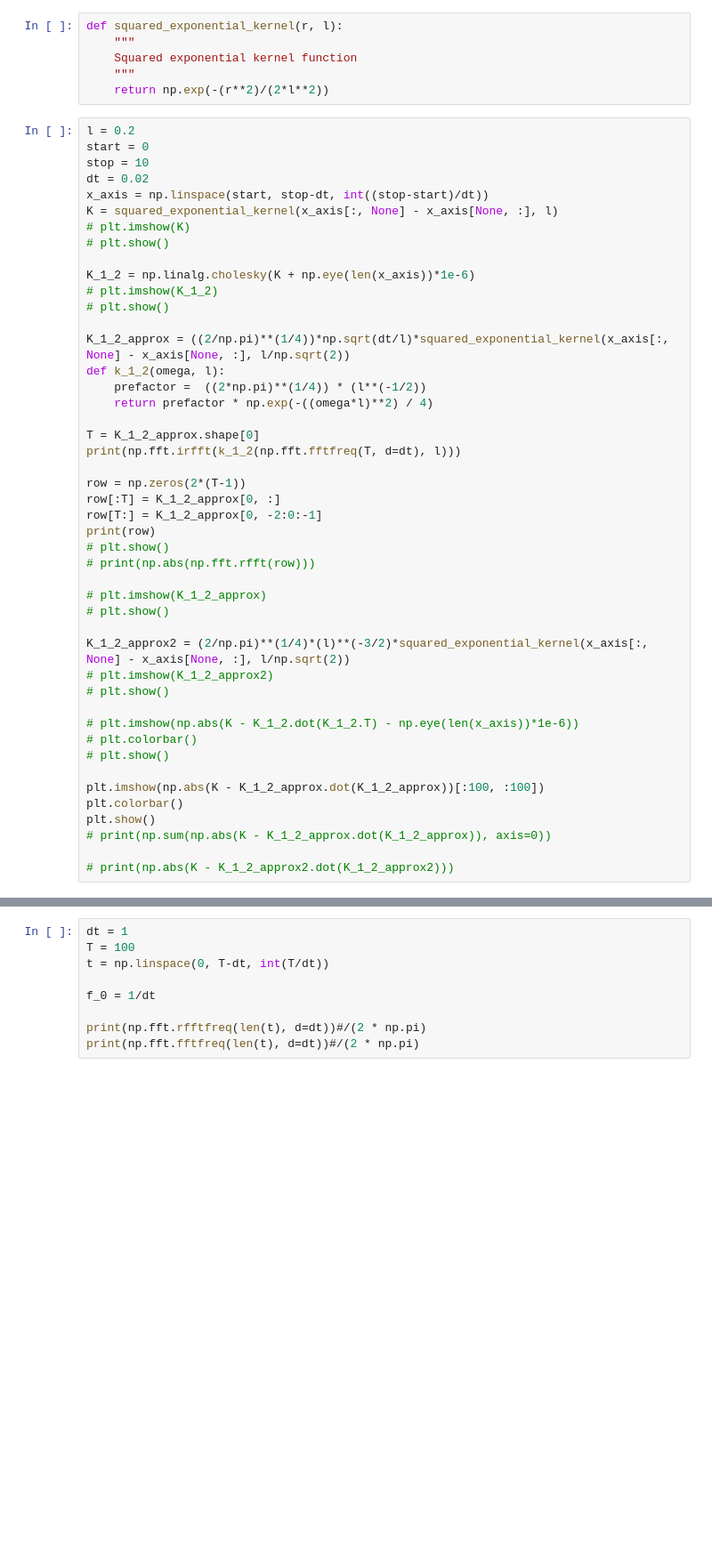
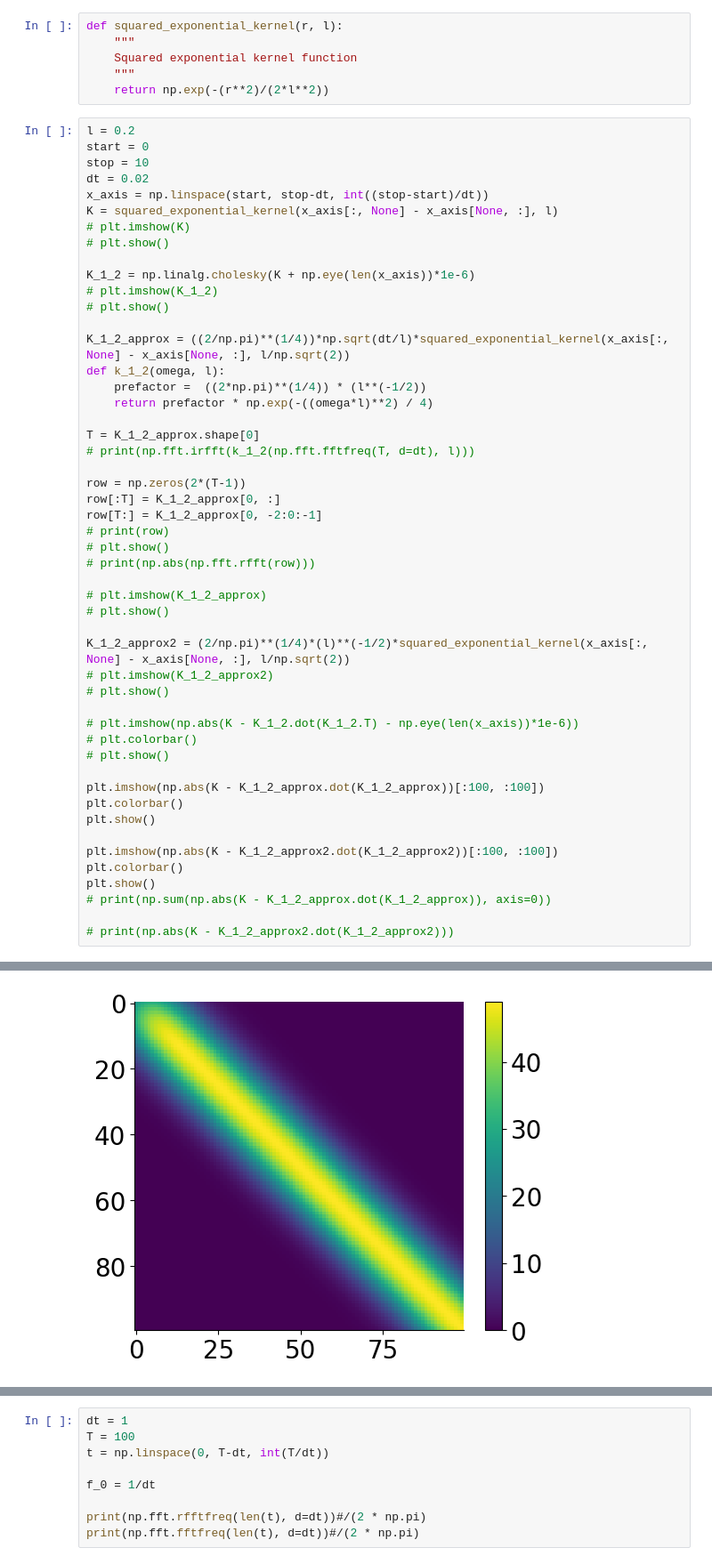
Before and after one commit to ayush1301/mgplvm-pytorch, a Jupyter notebook: k_half.ipynb, the cells around one changed output, grey strips where cells are left out. Shown at 89% size. Drawn from its saved outputs; the diff is of its cells as text; blank space fills up the shorter version.

```diff
--- a/k_half.ipynb
+++ b/k_half.ipynb
@@ -57,19 +56,19 @@ def k_1_2(omega, l):
     return prefactor * np.exp(-((omega*l)**2) / 4)
 
 T = K_1_2_approx.shape[0]
-print(np.fft.irfft(k_1_2(np.fft.fftfreq(T, d=dt), l)))
+# print(np.fft.irfft(k_1_2(np.fft.fftfreq(T, d=dt), l)))
 
 row = np.zeros(2*(T-1))
 row[:T] = K_1_2_approx[0, :]
 row[T:] = K_1_2_approx[0, -2:0:-1]
-print(row)
+# print(row)
 # plt.show()
 # print(np.abs(np.fft.rfft(row)))
 
 # plt.imshow(K_1_2_approx)
 # plt.show()
 
-K_1_2_approx2 = (2/np.pi)**(1/4)*(l)**(-3/2)*squared_exponential_kernel(x_axis[:, None] - x_axis[None, :], l/np.sqrt(2))
+K_1_2_approx2 = (2/np.pi)**(1/4)*(l)**(-1/2)*squared_exponential_kernel(x_axis[:, None] - x_axis[None, :], l/np.sqrt(2))
 # plt.imshow(K_1_2_approx2)
 # plt.show()
 
@@ -80,6 +79,10 @@ K_1_2_approx2 = (2/np.pi)**(1/4)*(l)**(-3/2)*squared_exponential_kernel(x_axis[:
 plt.imshow(np.abs(K - K_1_2_approx.dot(K_1_2_approx))[:100, :100])
 plt.colorbar()
 plt.show()
+
+plt.imshow(np.abs(K - K_1_2_approx2.dot(K_1_2_approx2))[:100, :100])
+plt.colorbar()
+plt.show()
 # print(np.sum(np.abs(K - K_1_2_approx.dot(K_1_2_approx)), axis=0))
 
 # print(np.abs(K - K_1_2_approx2.dot(K_1_2_approx2)))
@@ -104,4 +90,5 @@ plt.show()
 [figure]
+[figure, added]
 # %%
 def gaussian_pulse(a, t):
     return np.exp(-(a*t)**2)
```
Also changed, not shown: parts of 8 cells of this notebook.
